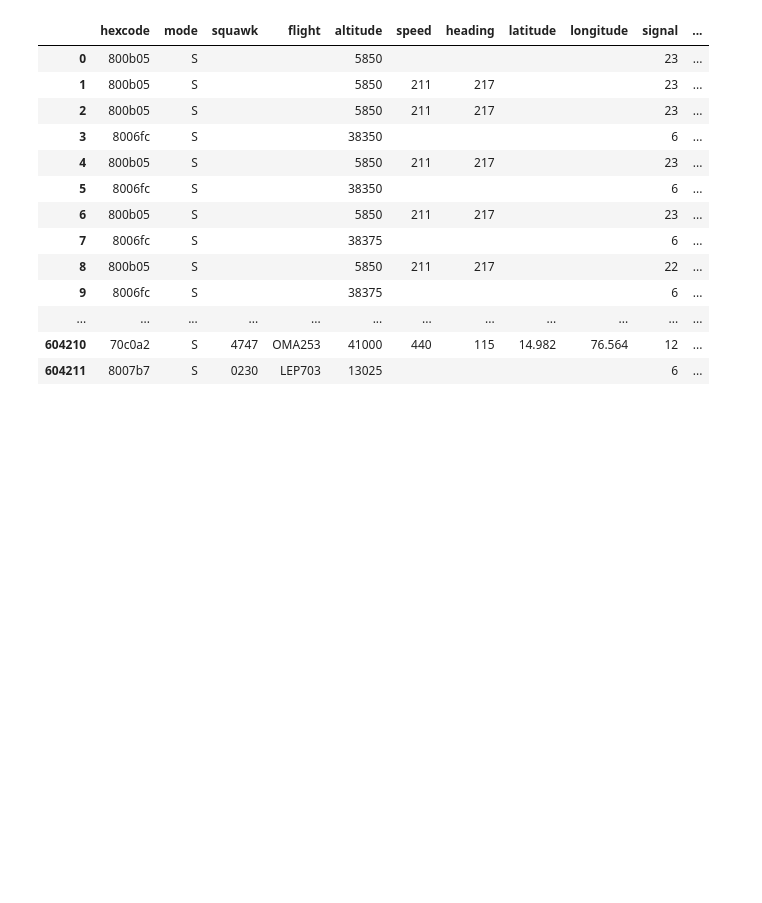
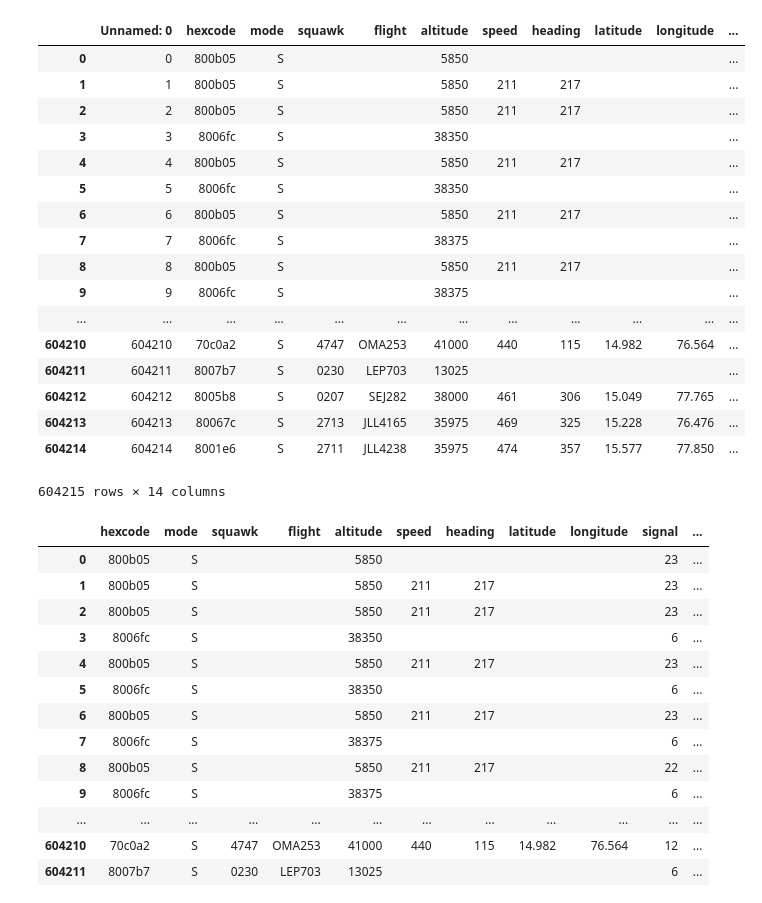
Before and after one commit to sagarsimha/ADS-B, a Jupyter notebook: planes.ipynb, the cells around one changed output. Cells and saved outputs as stored; diff of their text form; code cells hidden in the pictures; blank space fills up the shorter version.

```diff
--- a/planes.ipynb
+++ b/planes.ipynb
@@ -4,6 +6,26 @@ import numpy as np
 # %%
 #Reading the csv file into the pandas dataframe
 data = pd.read_csv('data.csv')
+data
+# %% [output]
+|  | Unnamed: 0 | hexcode | mode | squawk | flight | altitude | speed | heading | latitude | longitude | ... |
+| 0 | 0 | 800b05 | S |  |  | 5850 |  |  |  |  | ... |
+| 1 | 1 | 800b05 | S |  |  | 5850 | 211 | 217 |  |  | ... |
+| 2 | 2 | 800b05 | S |  |  | 5850 | 211 | 217 |  |  | ... |
+| 3 | 3 | 8006fc | S |  |  | 38350 |  |  |  |  | ... |
+| 4 | 4 | 800b05 | S |  |  | 5850 | 211 | 217 |  |  | ... |
+| 5 | 5 | 8006fc | S |  |  | 38350 |  |  |  |  | ... |
+| 6 | 6 | 800b05 | S |  |  | 5850 | 211 | 217 |  |  | ... |
+| 7 | 7 | 8006fc | S |  |  | 38375 |  |  |  |  | ... |
+| 8 | 8 | 800b05 | S |  |  | 5850 | 211 | 217 |  |  | ... |
+| 9 | 9 | 8006fc | S |  |  | 38375 |  |  |  |  | ... |
+| ... | ... | ... | ... | ... | ... | ... | ... | ... | ... | ... | ... |
+| 604210 | 604210 | 70c0a2 | S | 4747 | OMA253 | 41000 | 440 | 115 | 14.982 | 76.564 | ... |
+| 604211 | 604211 | 8007b7 | S | 0230 | LEP703 | 13025 |  |  |  |  | ... |
+| 604212 | 604212 | 8005b8 | S | 0207 | SEJ282 | 38000 | 461 | 306 | 15.049 | 77.765 | ... |
+| 604213 | 604213 | 80067c | S | 2713 | JLL4165 | 35975 | 469 | 325 | 15.228 | 76.476 | ... |
+| 604214 | 604214 | 8001e6 | S | 2711 | JLL4238 | 35975 | 474 | 357 | 15.577 | 77.850 | ... |
+604215 rows × 14 columns
 # %%
 # Remove the column that is not required
 del data['Unnamed: 0']
```
Also changed, not shown: parts of 22 cells of this notebook, 8 other files.
